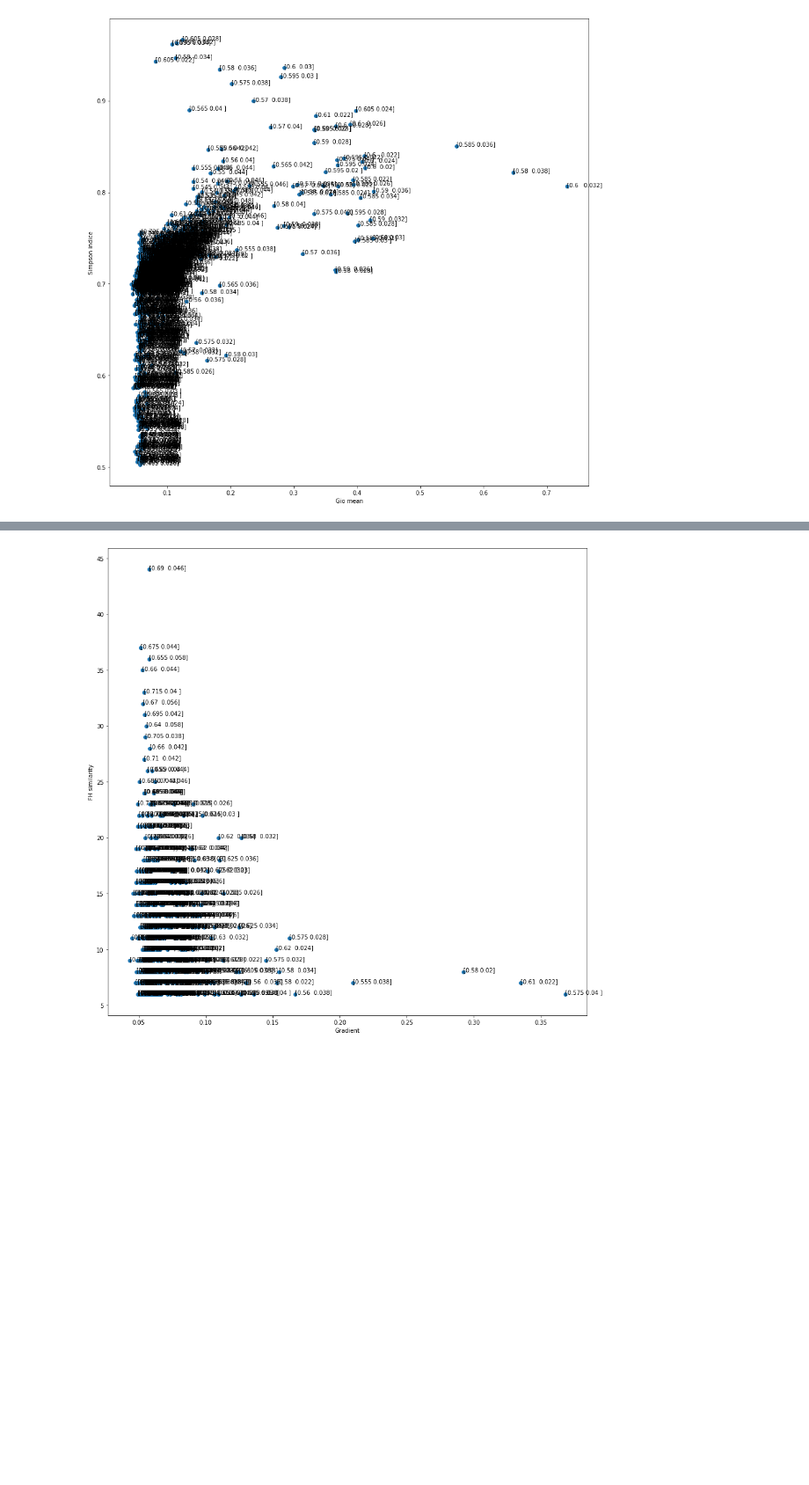
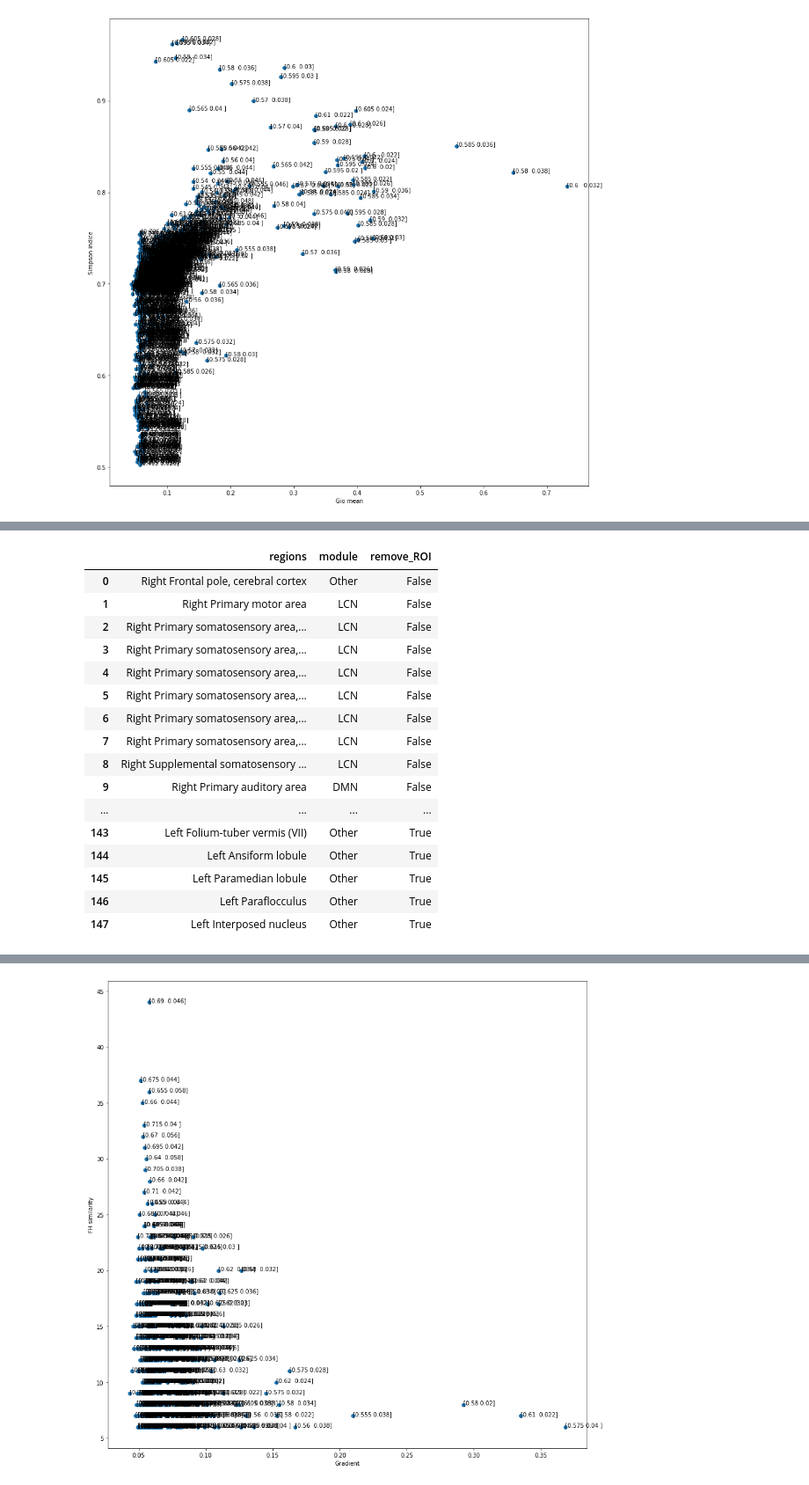
Before and after one commit to etienneguevel/etienne, a Jupyter notebook: notebooks/Study_simulations-Copy1.ipynb, the cells around one changed output, grey strips where cells are left out. Shown at 88% size. Saved outputs shown, nothing was run; the diff lists cells and outputs as text; code cells hidden in the pictures; blank space fills up the shorter version.

```diff
--- a/notebooks/Study_simulations-Copy1.ipynb
+++ b/notebooks/Study_simulations-Copy1.ipynb
@@ -75,3 +290,6 @@ def best_PP(Bold,Bsim):
     for k in range(m):
         M[k]=predictive_power(Bold,Bsim[:,:,k])[0]
     return(np.argwhere(M == np.amax(M)),np.amax(M))
+# %%
+pd.set_option('display.max_rows',150)
+regions
@@ -316,0 +511,22 @@ ax.set(xlabel="Parameter couple", ylabel = "Empirical dataset")
+# %%
+regions["remove_ROI"]=np.isin(regions.index.tolist(),remove_roi)
+# %%
+regions
+# %% [output]
+|  | regions | module | remove_ROI |
+| 0 | Right Frontal pole, cerebral cortex | Other | False |
+| 1 | Right Primary motor area | LCN | False |
+| 2 | Right Primary somatosensory area,... | LCN | False |
+| 3 | Right Primary somatosensory area,... | LCN | False |
+| 4 | Right Primary somatosensory area,... | LCN | False |
+| 5 | Right Primary somatosensory area,... | LCN | False |
+| 6 | Right Primary somatosensory area,... | LCN | False |
+| 7 | Right Primary somatosensory area,... | LCN | False |
+| 8 | Right Supplemental somatosensory ... | LCN | False |
+| 9 | Right Primary auditory area | DMN | False |
+| ... | ... | ... | ... |
+| 143 | Left Folium-tuber vermis (VII) | Other | True |
+| 144 | Left Ansiform lobule | Other | True |
+| 145 | Left Paramedian lobule | Other | True |
+| 146 | Left Paraflocculus | Other | True |
+| 147 | Left Interposed nucleus | Other | True |
```
Also changed, not shown: parts of 18 cells of this notebook, 12 other files.
